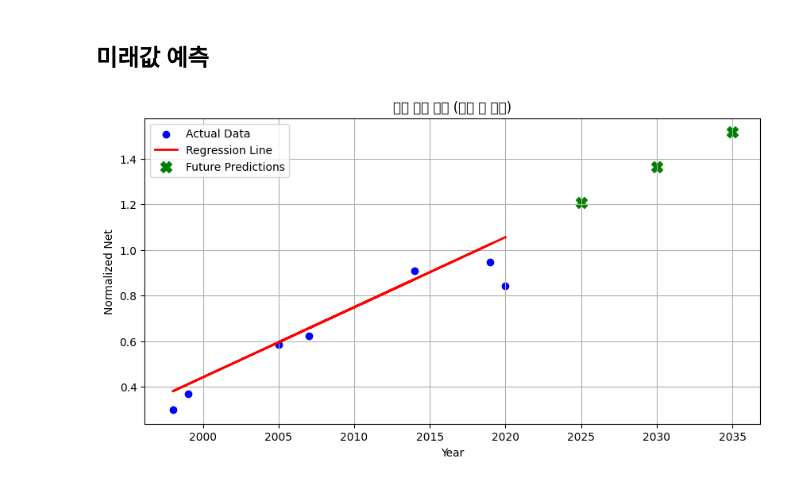
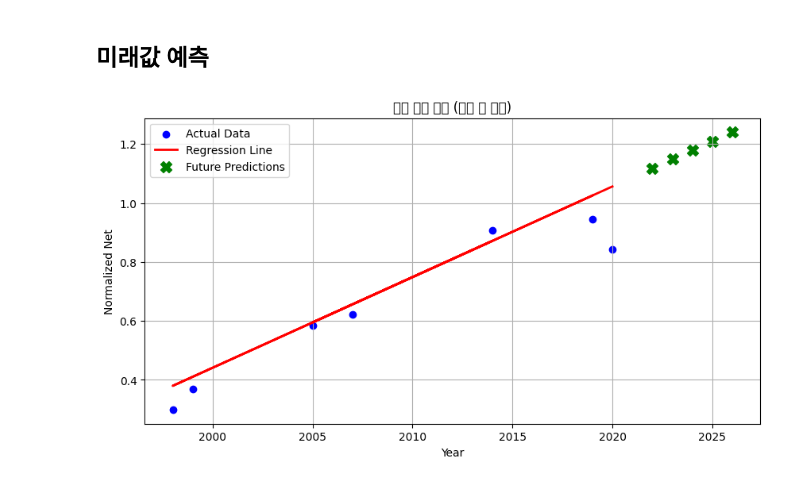
Before and after one commit to chaerish/skala-practice, a Jupyter notebook: datapractice.ipynb, the cells around one changed output. Saved outputs shown, nothing was run; the diff lists cells and outputs as text; code cells hidden in the pictures.

```diff
--- a/datapractice.ipynb
+++ b/datapractice.ipynb
@@ -119,22 +119,23 @@ plt.show()
 # %% [markdown]
 ## 미래값 예측
 # %%
-future_years = np.array([2025,2030,2035]).reshape(-1,1)
+future_years = np.arange(df["year"].max() + 1, df["year"].max() + 6).reshape(-1, 1)
 future_predictions = model.predict(future_years)
 
 plt.figure(figsize=(10,5))
 plt.scatter(x_test,y_test,color="blue",label="Actual Data") #실제 데이터
 plt.plot(x_test,model.predict(x_test),color="red",linewidth=2, label="Regression Line") #기존 회귀선
 
 #미래 예측 그래프에 추가
 plt.scatter(future_years, future_predictions, color="green", label="Future Predictions", marker='X', s=100)
 
 #그래프 설정
 plt.title("선형 회귀 예측 (미래 값 포함)")
 plt.xlabel("Year")
 plt.ylabel("Normalized Net")
 plt.legend() #범례값 설정
 plt.grid(True)
 plt.show()
+plt.close()
 # %% [output]
-[figure, old version]
+[figure, new version]
```
Also changed, not shown: parts of 3 cells of this notebook.
